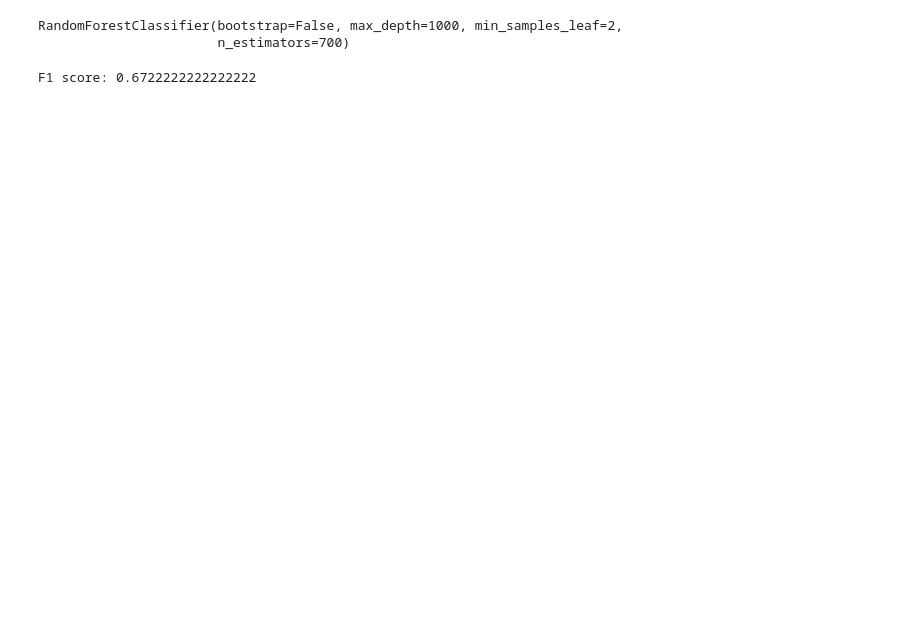
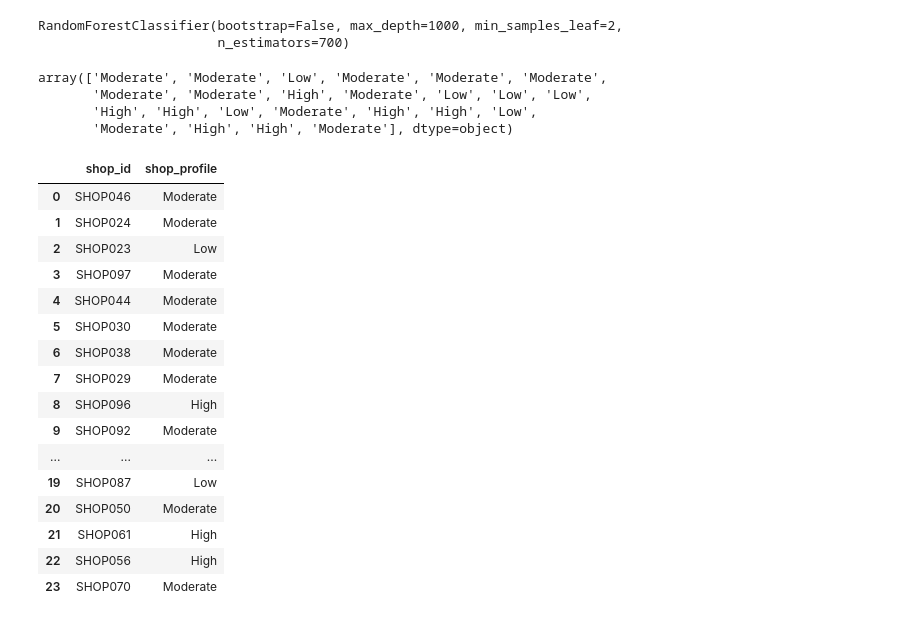
Before and after one commit to tharoosha/DataStorm077, a Jupyter notebook: Day2/day02test.ipynb, the cells around one changed output. Cells and saved outputs as stored; diff of their text form; code cells hidden in the pictures; blank space fills up the shorter version.

```diff
--- a/Day2/day02test.ipynb
+++ b/Day2/day02test.ipynb
@@ -536,14 +536,43 @@ from sklearn.metrics import f1_score
 # Create a Random Forest Classifier with 100 trees
 rf = RandomForestClassifier(n_estimators=700, min_samples_split=2, min_samples_leaf=2, max_depth=1000, bootstrap=False)
 # %%
-rf.fit(X_train, y_train)
+rf.fit(X_new_df, y)
 # %% [output]
 RandomForestClassifier(bootstrap=False, max_depth=1000, min_samples_leaf=2,
                        n_estimators=700)
 # %%
-y_pred = rf.predict(X_test)
+y_pred = rf.predict(X_poly_pred_new_df)
 # %%
-f1 = f1_score(y_test, y_pred, average='macro')
-print("F1 score:", f1)
+y_pred
 # %% [output]
-F1 score: 0.6722222222222222
+array(['Moderate', 'Moderate', 'Low', 'Moderate', 'Moderate', 'Moderate',
+       'Moderate', 'Moderate', 'High', 'Moderate', 'Low', 'Low', 'Low',
+       'High', 'High', 'Low', 'Moderate', 'High', 'High', 'Low',
+       'Moderate', 'High', 'High', 'Moderate'], dtype=object)
+# %%
+new_pred_df = pd.DataFrame(y_pred, columns=['shop_profile'])
+# new_pred_df = pd.DataFrame(df_pred['shop_id']).merge(new_pred_df, left_index=True, right_index=True)
+# new_pred_df
+# df_pred['shop_id']
+new_pred_df = pd.concat([pd.DataFrame(df_pred['shop_id']).reset_index(), new_pred_df], axis=1)
+new_pred_df.drop(['index'], axis=1, inplace=True)
+# %%
+new_pred_df
+# %% [output]
+|  | shop_id | shop_profile |
+| 0 | SHOP046 | Moderate |
+| 1 | SHOP024 | Moderate |
+| 2 | SHOP023 | Low |
+| 3 | SHOP097 | Moderate |
+| 4 | SHOP044 | Moderate |
+| 5 | SHOP030 | Moderate |
+| 6 | SHOP038 | Moderate |
+| 7 | SHOP029 | Moderate |
+| 8 | SHOP096 | High |
+| 9 | SHOP092 | Moderate |
+| ... | ... | ... |
+| 19 | SHOP087 | Low |
+| 20 | SHOP050 | Moderate |
+| 21 | SHOP061 | High |
+| 22 | SHOP056 | High |
+| 23 | SHOP070 | Moderate |
```
Also changed, not shown: parts of 21 cells of this notebook, 6 other files.
